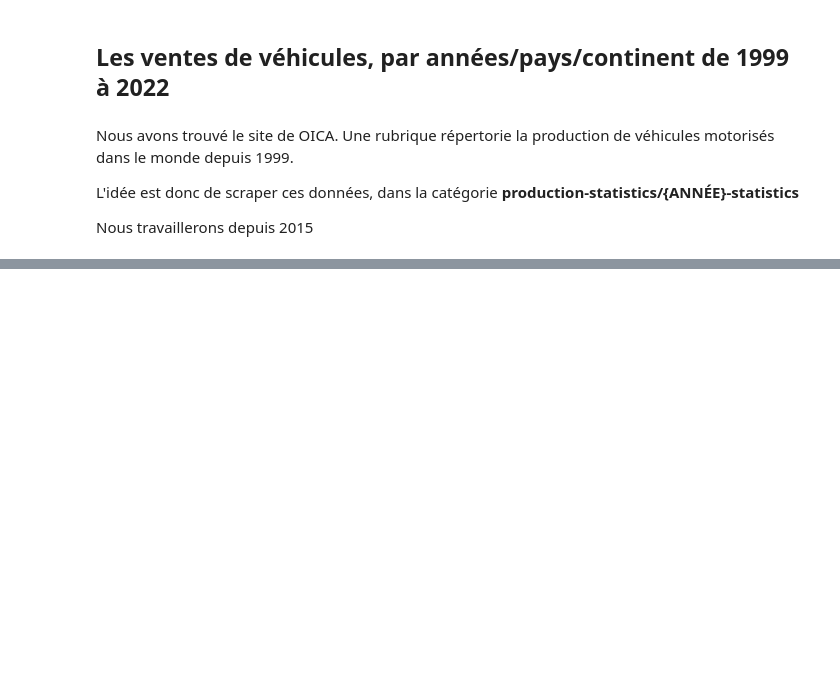
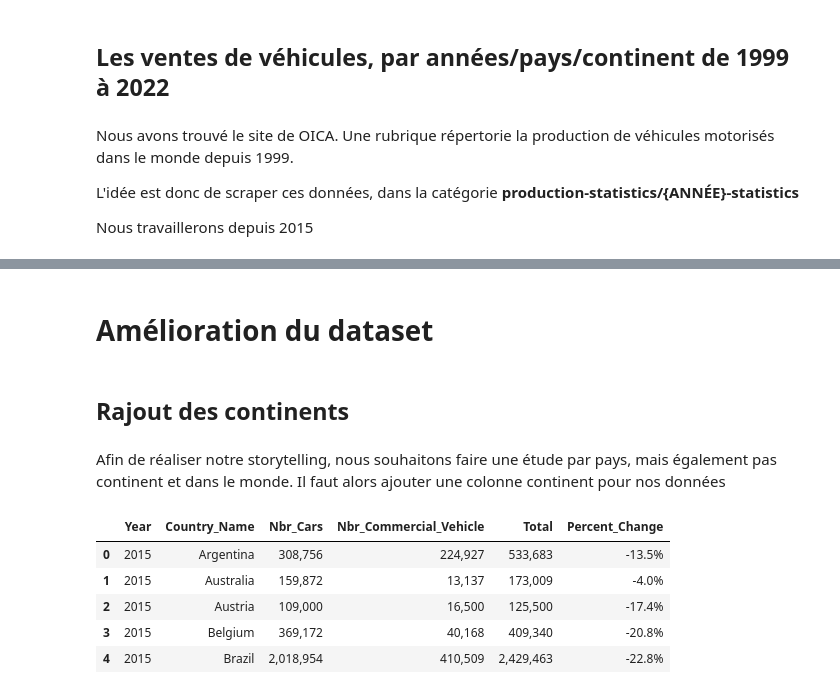
Before and after one commit to SEILERLuc/analyse_auto, a Jupyter notebook: cleaning.ipynb, the cells around one changed output, grey strips where cells are left out. Cells and saved outputs as stored; diff of their text form; code cells hidden in the pictures; blank space fills up the shorter version.

```diff
--- a/cleaning.ipynb
+++ b/cleaning.ipynb
@@ -123,0 +176,6 @@ Total
+# %% [markdown]
+# Amélioration du dataset
+# %% [markdown]
+## Rajout des continents
+# %% [markdown]
+Afin de réaliser notre storytelling, nous souhaitons faire une étude par pays, mais également pas continent et dans le monde. Il faut alors ajouter une colonne continent pour nos données
@@ -123,0 +185,11 @@ Total
+# %%
+df = pd.read_csv("./word_car_production_2015_2023.csv", delimiter=";")
+
+df.head()
+# %% [output]
+|  | Year | Country_Name | Nbr_Cars | Nbr_Commercial_Vehicle | Total | Percent_Change |
+| 0 | 2015 | Argentina | 308,756 | 224,927 | 533,683 | -13.5% |
+| 1 | 2015 | Australia | 159,872 | 13,137 | 173,009 | -4.0% |
+| 2 | 2015 | Austria | 109,000 | 16,500 | 125,500 | -17.4% |
+| 3 | 2015 | Belgium | 369,172 | 40,168 | 409,340 | -20.8% |
+| 4 | 2015 | Brazil | 2,018,954 | 410,509 | 2,429,463 | -22.8% |
```
Also changed, not shown: parts of 14 cells of this notebook, 4 other files.
